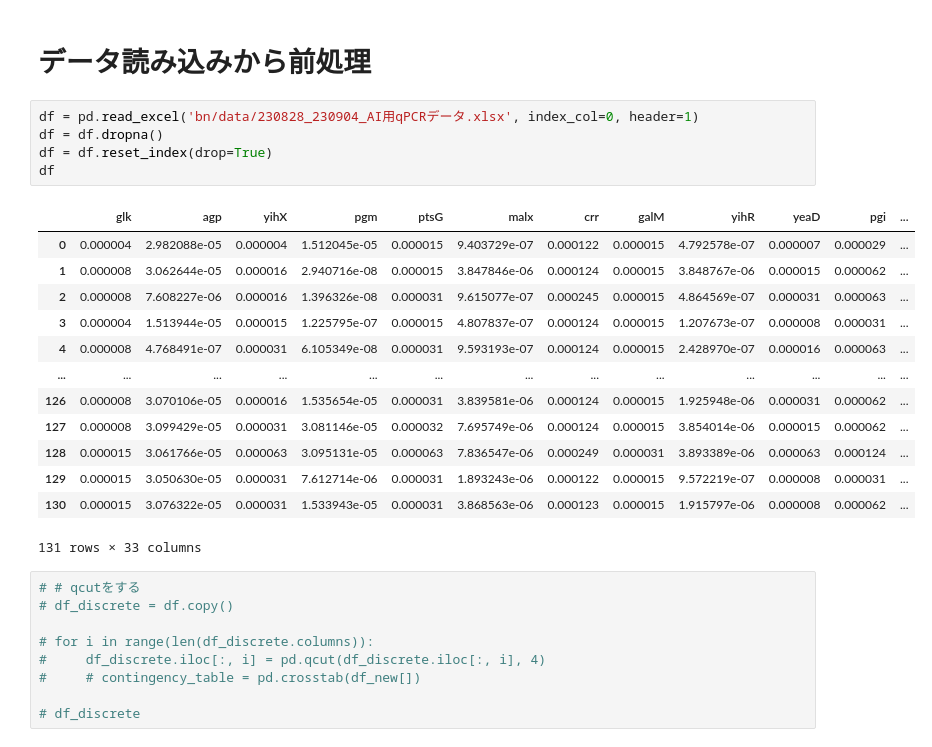
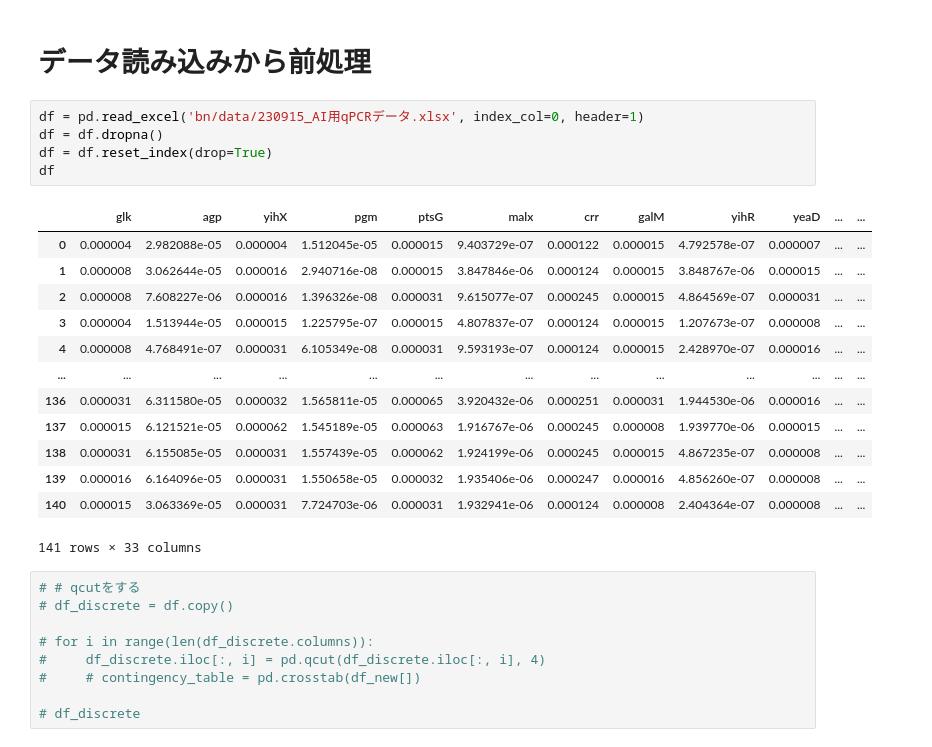
Before and after one commit to SanchanY/bn, a Jupyter notebook: work/samples/bio_torch_CausalNext.ipynb, the cells around one changed output. Drawn from its saved outputs; the diff is of its cells as text.

```diff
--- a/work/samples/bio_torch_CausalNext.ipynb
+++ b/work/samples/bio_torch_CausalNext.ipynb
@@ -26,24 +26,24 @@ warnings.simplefilter('ignore')
 # %% [markdown]
 # データ読み込みから前処理
 # %%
-df = pd.read_excel('bn/data/230828_230904_AI用qPCRデータ.xlsx', index_col=0, header=1)
+df = pd.read_excel('bn/data/230915_AI用qPCRデータ.xlsx', index_col=0, header=1)
 df = df.dropna()
 df = df.reset_index(drop=True)
 df
 # %% [output]
-|  | glk | agp | yihX | pgm | ptsG | malx | crr | galM | yihR | yeaD | pgi | ... |
-| 0 | 0.000004 | 2.982088e-05 | 0.000004 | 1.512045e-05 | 0.000015 | 9.403729e-07 | 0.000122 | 0.000015 | 4.792578e-07 | 0.000007 | 0.000029 | ... |
-| 1 | 0.000008 | 3.062644e-05 | 0.000016 | 2.940716e-08 | 0.000015 | 3.847846e-06 | 0.000124 | 0.000015 | 3.848767e-06 | 0.000015 | 0.000062 | ... |
-| 2 | 0.000008 | 7.608227e-06 | 0.000016 | 1.396326e-08 | 0.000031 | 9.615077e-07 | 0.000245 | 0.000015 | 4.864569e-07 | 0.000031 | 0.000063 | ... |
-| 3 | 0.000004 | 1.513944e-05 | 0.000015 | 1.225795e-07 | 0.000015 | 4.807837e-07 | 0.000124 | 0.000015 | 1.207673e-07 | 0.000008 | 0.000031 | ... |
-| 4 | 0.000008 | 4.768491e-07 | 0.000031 | 6.105349e-08 | 0.000031 | 9.593193e-07 | 0.000124 | 0.000015 | 2.428970e-07 | 0.000016 | 0.000063 | ... |
+|  | glk | agp | yihX | pgm | ptsG | malx | crr | galM | yihR | yeaD | ... | ... |
+| 0 | 0.000004 | 2.982088e-05 | 0.000004 | 1.512045e-05 | 0.000015 | 9.403729e-07 | 0.000122 | 0.000015 | 4.792578e-07 | 0.000007 | ... | ... |
+| 1 | 0.000008 | 3.062644e-05 | 0.000016 | 2.940716e-08 | 0.000015 | 3.847846e-06 | 0.000124 | 0.000015 | 3.848767e-06 | 0.000015 | ... | ... |
+| 2 | 0.000008 | 7.608227e-06 | 0.000016 | 1.396326e-08 | 0.000031 | 9.615077e-07 | 0.000245 | 0.000015 | 4.864569e-07 | 0.000031 | ... | ... |
+| 3 | 0.000004 | 1.513944e-05 | 0.000015 | 1.225795e-07 | 0.000015 | 4.807837e-07 | 0.000124 | 0.000015 | 1.207673e-07 | 0.000008 | ... | ... |
+| 4 | 0.000008 | 4.768491e-07 | 0.000031 | 6.105349e-08 | 0.000031 | 9.593193e-07 | 0.000124 | 0.000015 | 2.428970e-07 | 0.000016 | ... | ... |
 | ... | ... | ... | ... | ... | ... | ... | ... | ... | ... | ... | ... | ... |
-| 126 | 0.000008 | 3.070106e-05 | 0.000016 | 1.535654e-05 | 0.000031 | 3.839581e-06 | 0.000124 | 0.000015 | 1.925948e-06 | 0.000031 | 0.000062 | ... |
-| 127 | 0.000008 | 3.099429e-05 | 0.000031 | 3.081146e-05 | 0.000032 | 7.695749e-06 | 0.000124 | 0.000015 | 3.854014e-06 | 0.000015 | 0.000062 | ... |
-| 128 | 0.000015 | 3.061766e-05 | 0.000063 | 3.095131e-05 | 0.000063 | 7.836547e-06 | 0.000249 | 0.000031 | 3.893389e-06 | 0.000063 | 0.000124 | ... |
-| 129 | 0.000015 | 3.050630e-05 | 0.000031 | 7.612714e-06 | 0.000031 | 1.893243e-06 | 0.000122 | 0.000015 | 9.572219e-07 | 0.000008 | 0.000031 | ... |
-| 130 | 0.000015 | 3.076322e-05 | 0.000031 | 1.533943e-05 | 0.000031 | 3.868563e-06 | 0.000123 | 0.000015 | 1.915797e-06 | 0.000008 | 0.000062 | ... |
+| 136 | 0.000031 | 6.311580e-05 | 0.000032 | 1.565811e-05 | 0.000065 | 3.920432e-06 | 0.000251 | 0.000031 | 1.944530e-06 | 0.000016 | ... | ... |
+| 137 | 0.000015 | 6.121521e-05 | 0.000062 | 1.545189e-05 | 0.000063 | 1.916767e-06 | 0.000245 | 0.000008 | 1.939770e-06 | 0.000015 | ... | ... |
+| 138 | 0.000031 | 6.155085e-05 | 0.000031 | 1.557439e-05 | 0.000062 | 1.924199e-06 | 0.000245 | 0.000015 | 4.867235e-07 | 0.000008 | ... | ... |
+| 139 | 0.000016 | 6.164096e-05 | 0.000031 | 1.550658e-05 | 0.000032 | 1.935406e-06 | 0.000247 | 0.000016 | 4.856260e-07 | 0.000008 | ... | ... |
+| 140 | 0.000015 | 3.063369e-05 | 0.000031 | 7.724703e-06 | 0.000031 | 1.932941e-06 | 0.000124 | 0.000008 | 2.404364e-07 | 0.000008 | ... | ... |
-131 rows × 33 columns
+141 rows × 33 columns
 # %%
 # # qcutをする
 # df_discrete = df.copy()
```
Also changed, not shown: parts of 3 cells of this notebook, 1 other file.
